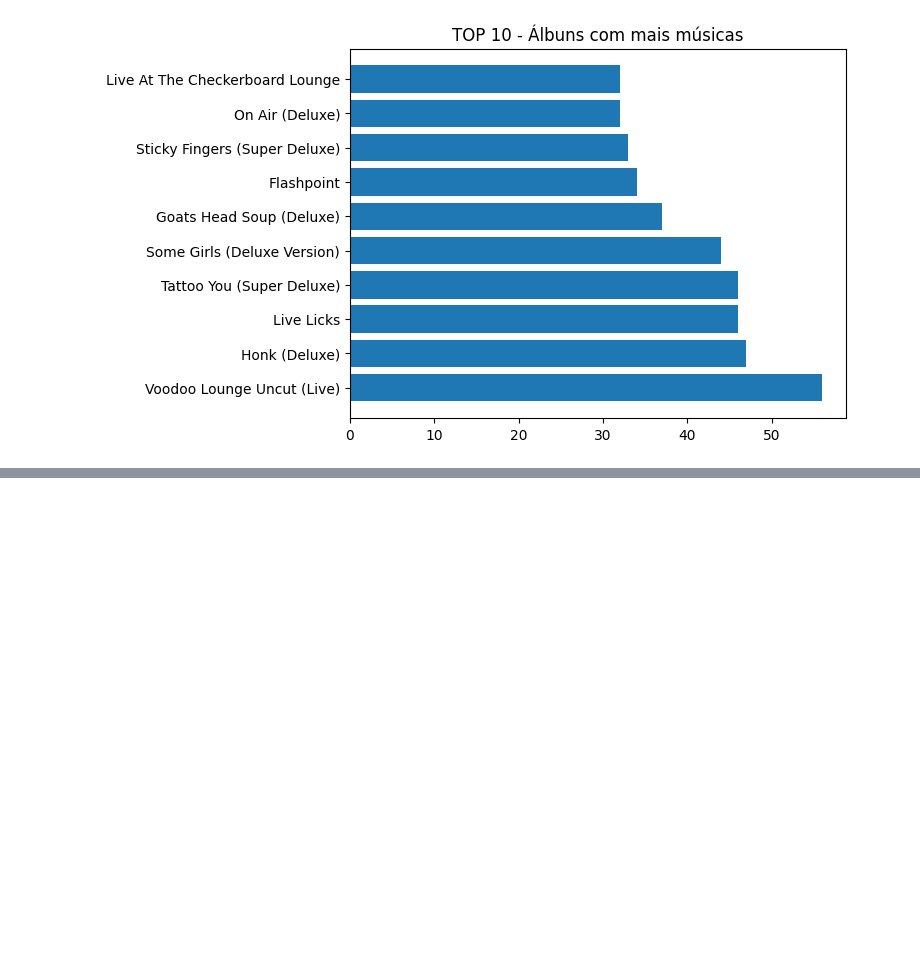
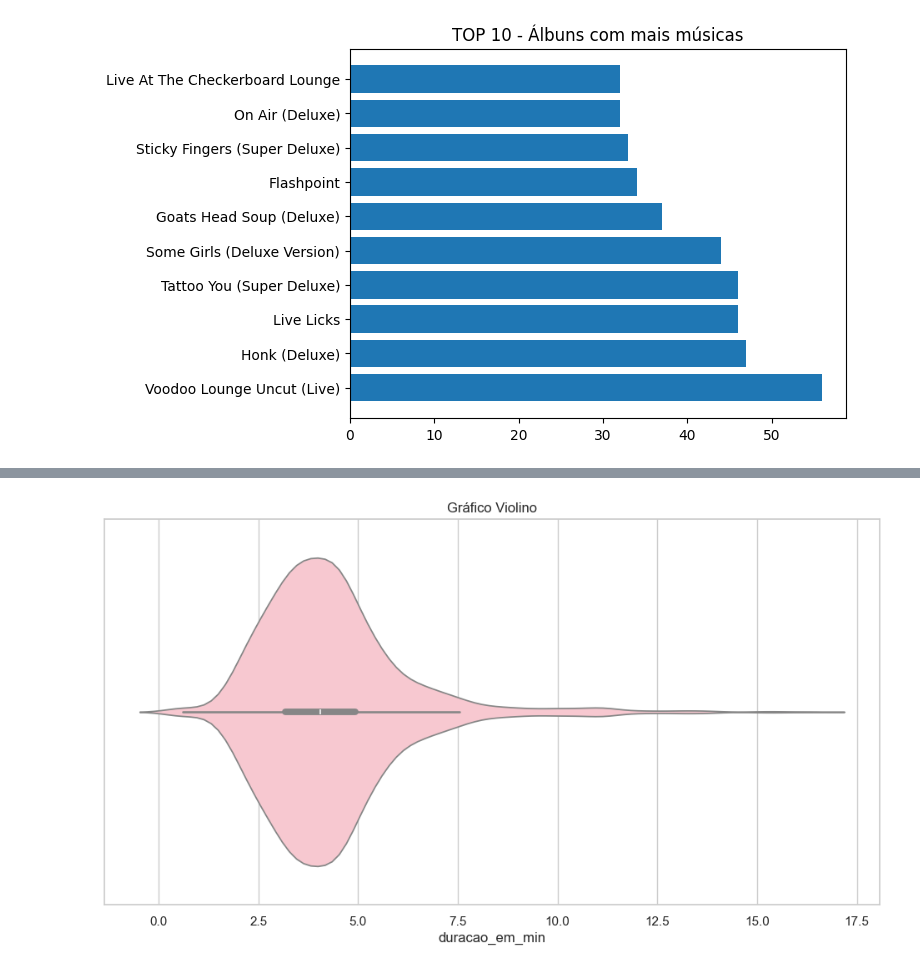
Before and after one commit to DeboraPascoarelli/FIAP_F2A02_ANALISE_EXPLORATORIA_DE_DADOS_EDA, a Jupyter notebook: FASE_2 - MACHINE LEARNIG AND TIME SERIES.ipynb, the cells around one changed output, grey strips where cells are left out. Cells and saved outputs as stored; diff of their text form; code cells hidden in the pictures; blank space fills up the shorter version.

```diff
--- a/FASE_2 - MACHINE LEARNIG AND TIME SERIES.ipynb
+++ b/FASE_2 - MACHINE LEARNIG AND TIME SERIES.ipynb
@@ -769,0 +836,13 @@ plt.show()
+# %%
+#Existe um outro tipo de gráfico para também visualizarmos essas informações e nossa distribuição, ele é chamado de gráfico de violino.
+
+#Criando o subplot do boxplot, para configurarmos o tamanho
+fig, axes = plt.subplots(figsize=(12,6))
+#Chamando a biblioteca seaborn e criando um gráfico boxplot da coluna duracao em minutos
+sns.violinplot(x='duracao_em_min', data=df, color='pink')
+#Criando um titulo para nosso gráfico
+axes.set_title('Gráfico Violino')
+#Exibindo o Gráfico
+plt.show()
+# %% [output]
+[figure, added]
```
Also changed, not shown: parts of 15 cells of this notebook.
